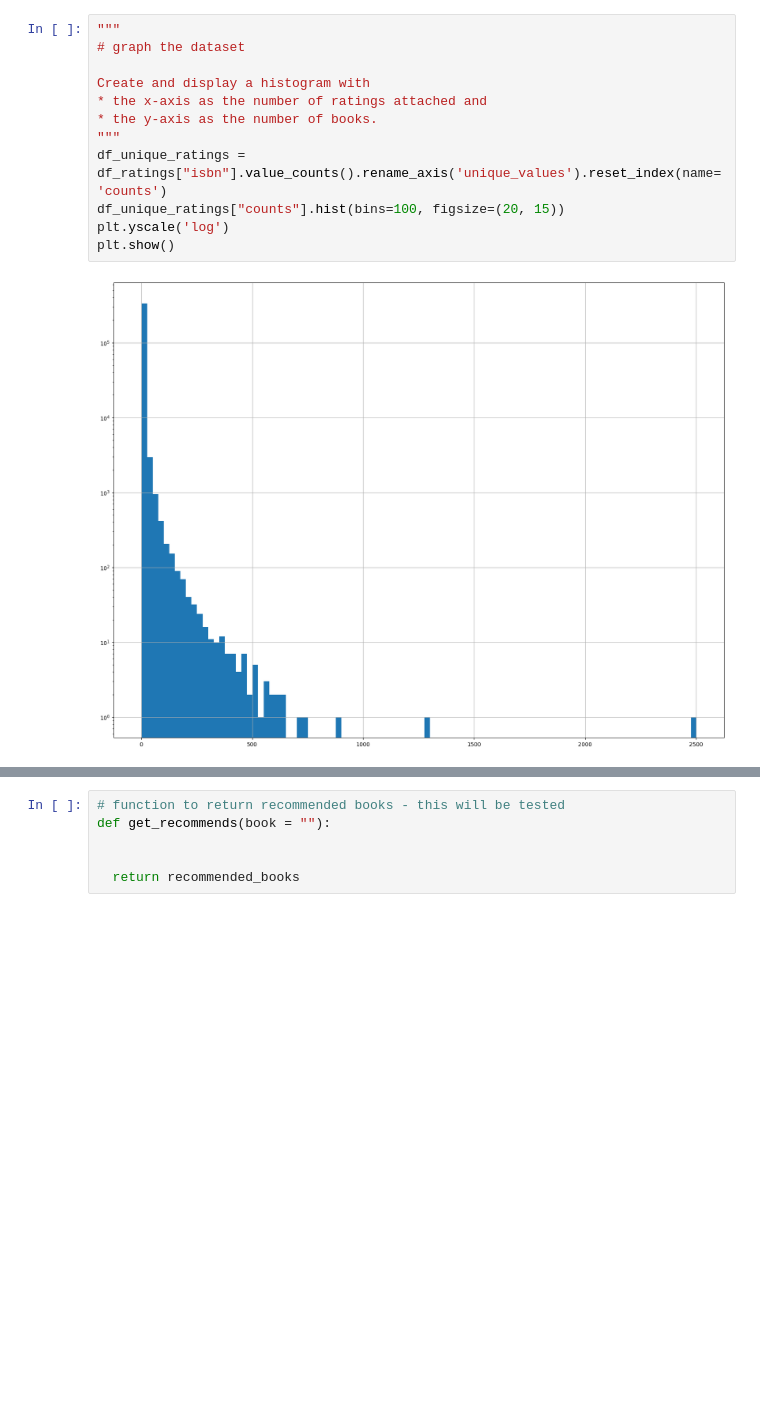
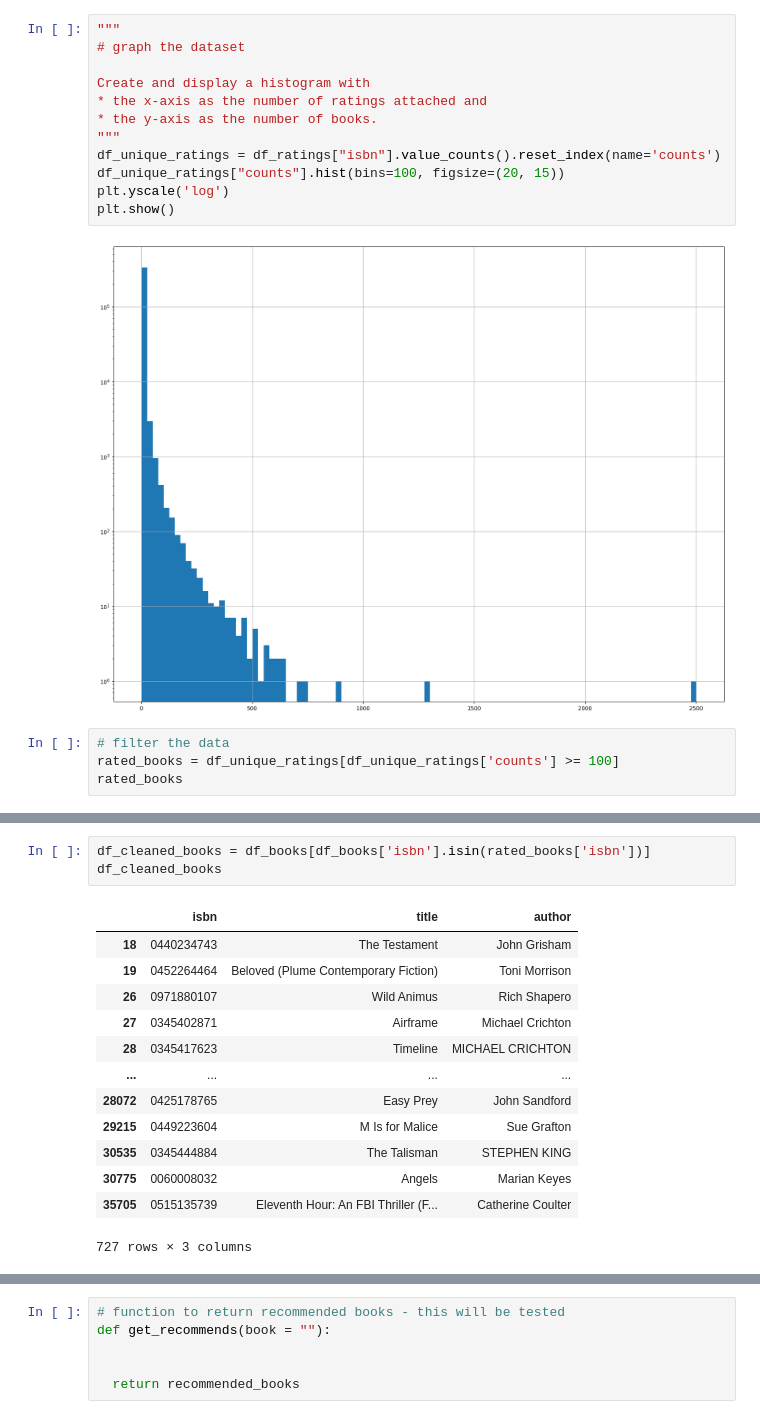
Before and after one commit to Seasawher/book-recommendation, a Jupyter notebook: fcc_book_recommendation_knn.ipynb, the cells around one changed output, grey strips where cells are left out. Saved outputs shown, nothing was run; the diff lists cells and outputs as text; blank space fills up the shorter version.

Commit message:
update notebook
clean data by deleting meaning-less records

```diff
--- a/fcc_book_recommendation_knn.ipynb
+++ b/fcc_book_recommendation_knn.ipynb
@@ -67,9 +103,13 @@ Create and display a histogram with
 * the x-axis as the number of ratings attached and
 * the y-axis as the number of books.
 """
-df_unique_ratings = df_ratings["isbn"].value_counts().rename_axis('unique_values').reset_index(name='counts')
+df_unique_ratings = df_ratings["isbn"].value_counts().reset_index(name='counts')
 df_unique_ratings["counts"].hist(bins=100, figsize=(20, 15))
 plt.yscale('log')
 plt.show()
 # %% [output]
 [figure]
+# %%
+# filter the data
+rated_books = df_unique_ratings[df_unique_ratings['counts'] >= 100]
+rated_books
@@ -75,0 +130,17 @@ plt.show()
+# %%
+df_cleaned_books = df_books[df_books['isbn'].isin(rated_books['isbn'])]
+df_cleaned_books
+# %% [output]
+|  | isbn | title | author |
+| 18 | 0440234743 | The Testament | John Grisham |
+| 19 | 0452264464 | Beloved (Plume Contemporary Fiction) | Toni Morrison |
+| 26 | 0971880107 | Wild Animus | Rich Shapero |
+| 27 | 0345402871 | Airframe | Michael Crichton |
+| 28 | 0345417623 | Timeline | MICHAEL CRICHTON |
+| ... | ... | ... | ... |
+| 28072 | 0425178765 | Easy Prey | John Sandford |
+| 29215 | 0449223604 | M Is for Malice | Sue Grafton |
+| 30535 | 0345444884 | The Talisman | STEPHEN KING |
+| 30775 | 0060008032 | Angels | Marian Keyes |
+| 35705 | 0515135739 | Eleventh Hour: An FBI Thriller (F... | Catherine Coulter |
+727 rows × 3 columns
```
Also changed, not shown: parts of 6 cells of this notebook.
